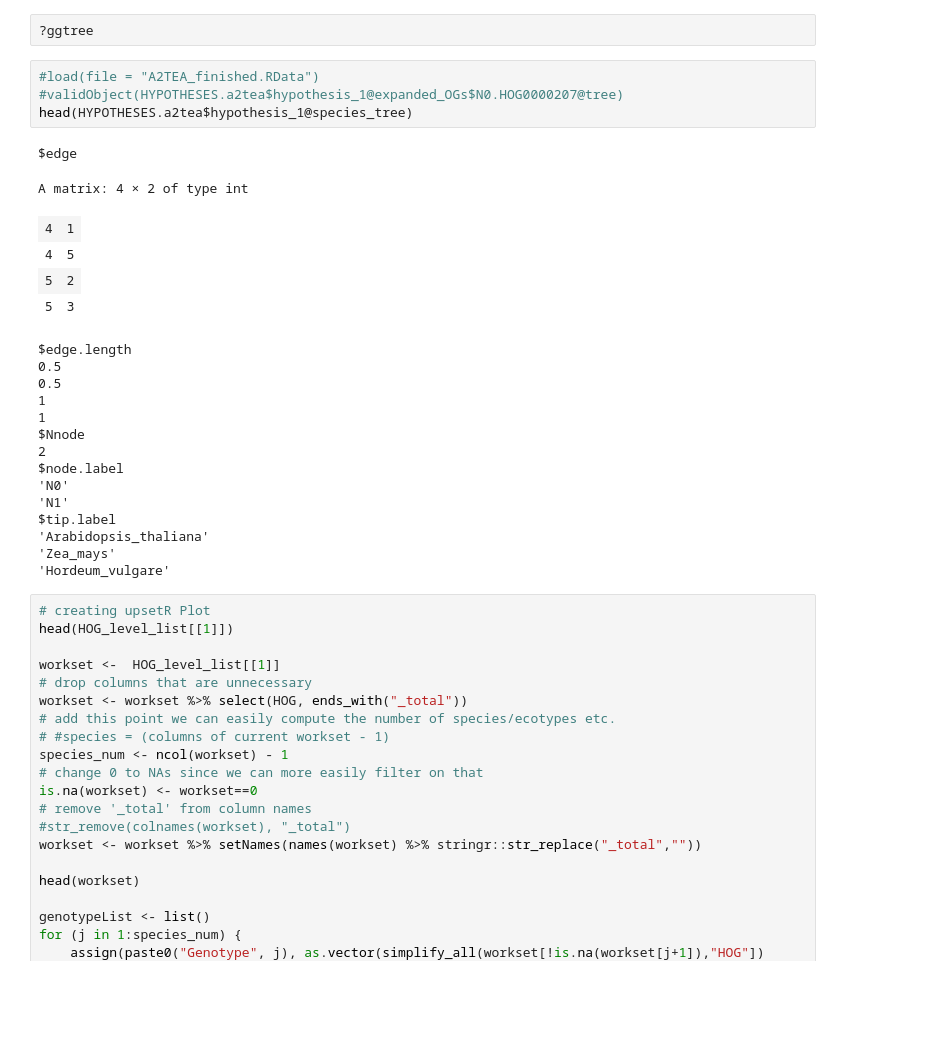
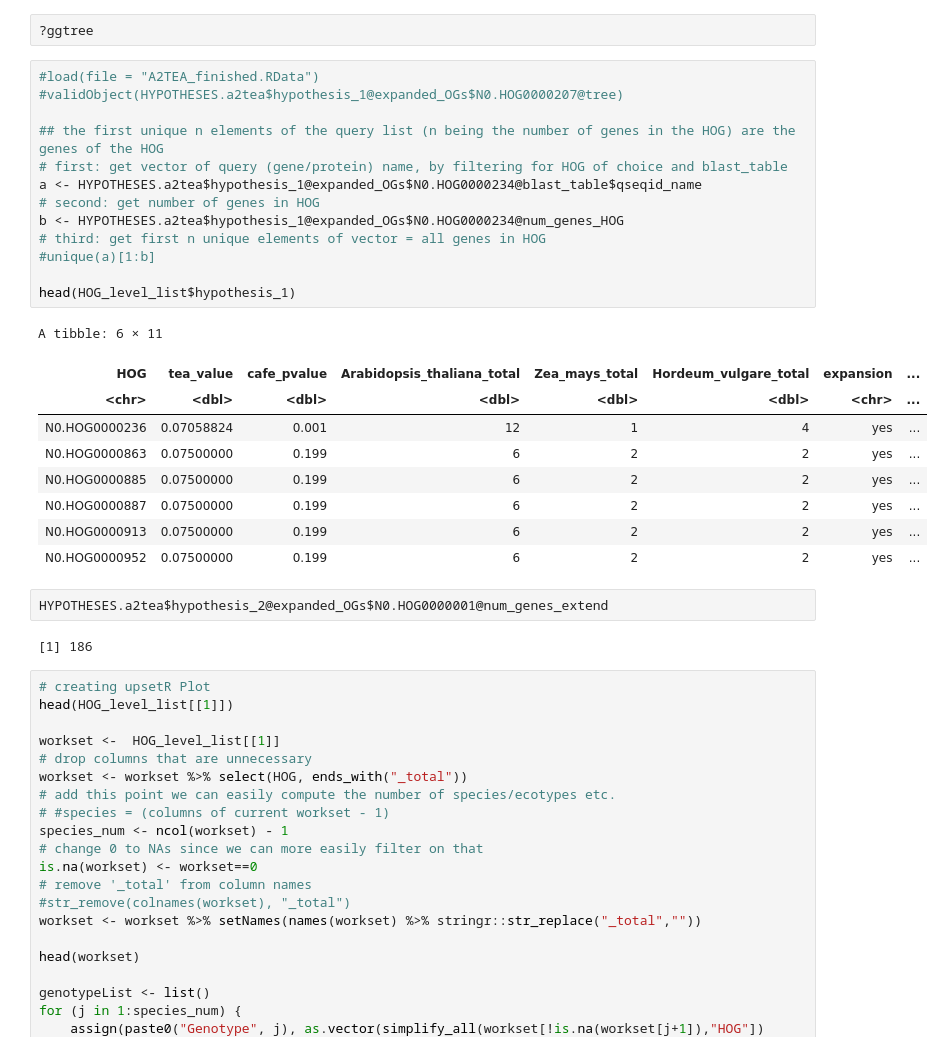
Before and after one commit to tgstoecker/A2TEA.WebApp, a Jupyter notebook: shiny_tests.ipynb, the cells around one changed output. Cells and saved outputs as stored; diff of their text form; blank space fills up the shorter version.

```diff
--- a/shiny_tests.ipynb
+++ b/shiny_tests.ipynb
@@ -629,31 +818,33 @@ shinyApp(ui, server)
 Listening on http://127.0.0.1:7245
 # %%
 ?ggtree
-# %%
-#load(file = "A2TEA_finished.RData")
-#validObject(HYPOTHESES.a2tea$hypothesis_1@expanded_OGs$N0.HOG0000207@tree)
-head(HYPOTHESES.a2tea$hypothesis_1@species_tree)
-# %% [output]
-$edge
-A matrix: 4 × 2 of type int
-| 4 | 1 |
-| 4 | 5 |
-| 5 | 2 |
-| 5 | 3 |
-$edge.length
-0.5
-0.5
-1
-1
-$Nnode
-2
-$node.label
-'N0'
-'N1'
-$tip.label
-'Arabidopsis_thaliana'
-'Zea_mays'
-'Hordeum_vulgare'
+# %%
+#load(file = "A2TEA_finished.RData")
+#validObject(HYPOTHESES.a2tea$hypothesis_1@expanded_OGs$N0.HOG0000207@tree)
+
+## the first unique n elements of the query list (n being the number of genes in the HOG) are the genes of the HOG
+# first: get vector of query (gene/protein) name, by filtering for HOG of choice and blast_table
+a <- HYPOTHESES.a2tea$hypothesis_1@expanded_OGs$N0.HOG0000234@blast_table$qseqid_name
+# second: get number of genes in HOG
+b <- HYPOTHESES.a2tea$hypothesis_1@expanded_OGs$N0.HOG0000234@num_genes_HOG
+# third: get first n unique elements of vector = all genes in HOG
+#unique(a)[1:b]
+
+head(HOG_level_list$hypothesis_1)
+# %% [output]
+A tibble: 6 × 11
+| HOG | tea_value | cafe_pvalue | Arabidopsis_thaliana_total | Zea_mays_total | Hordeum_vulgare_total | expansion | ... |
+| <chr> | <dbl> | <dbl> | <dbl> | <dbl> | <dbl> | <chr> | ... |
+| N0.HOG0000236 | 0.07058824 | 0.001 | 12 | 1 | 4 | yes | ... |
+| N0.HOG0000863 | 0.07500000 | 0.199 | 6 | 2 | 2 | yes | ... |
+| N0.HOG0000885 | 0.07500000 | 0.199 | 6 | 2 | 2 | yes | ... |
+| N0.HOG0000887 | 0.07500000 | 0.199 | 6 | 2 | 2 | yes | ... |
+| N0.HOG0000913 | 0.07500000 | 0.199 | 6 | 2 | 2 | yes | ... |
+| N0.HOG0000952 | 0.07500000 | 0.199 | 6 | 2 | 2 | yes | ... |
+# %%
+HYPOTHESES.a2tea$hypothesis_2@expanded_OGs$N0.HOG0000001@num_genes_extend
+# %% [output]
+[1] 186
 # %%
 # creating upsetR Plot
 head(HOG_level_list[[1]])
```
Also changed, not shown: parts of 8 cells of this notebook.
